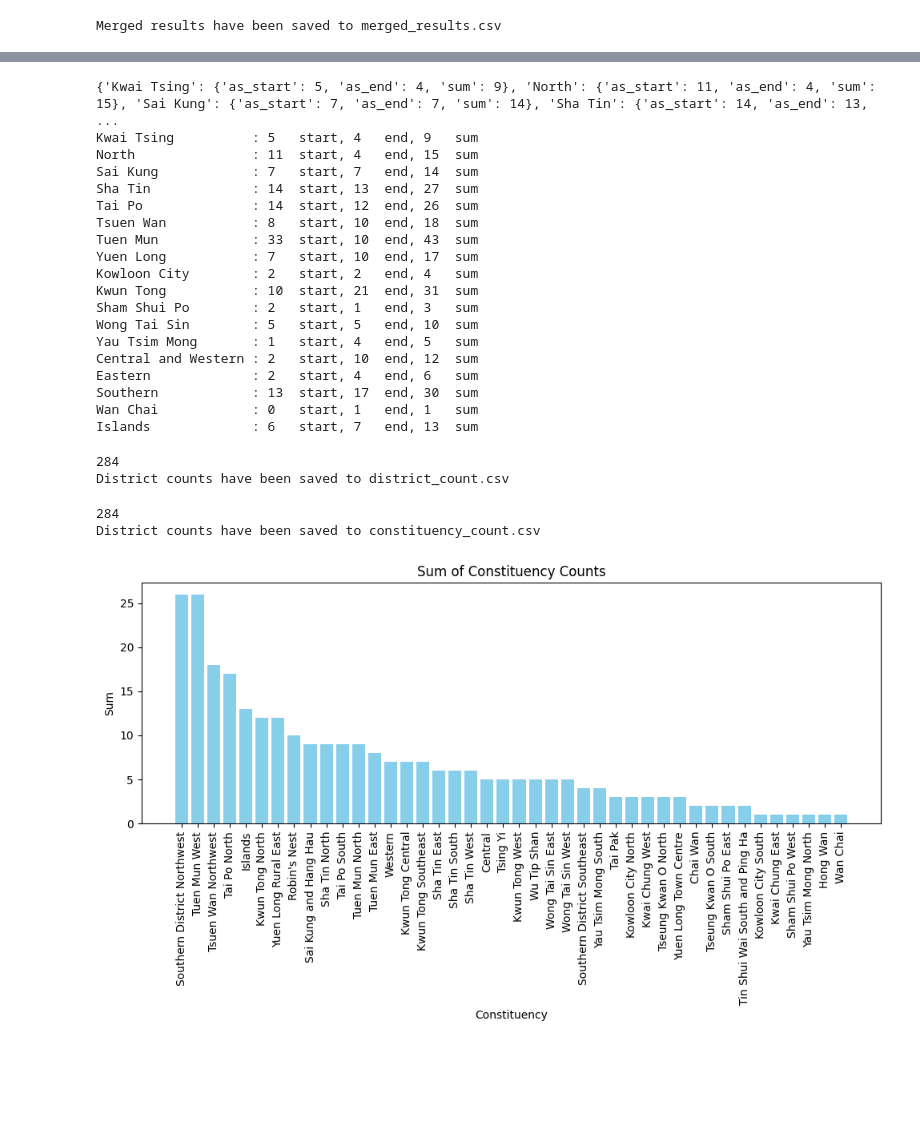
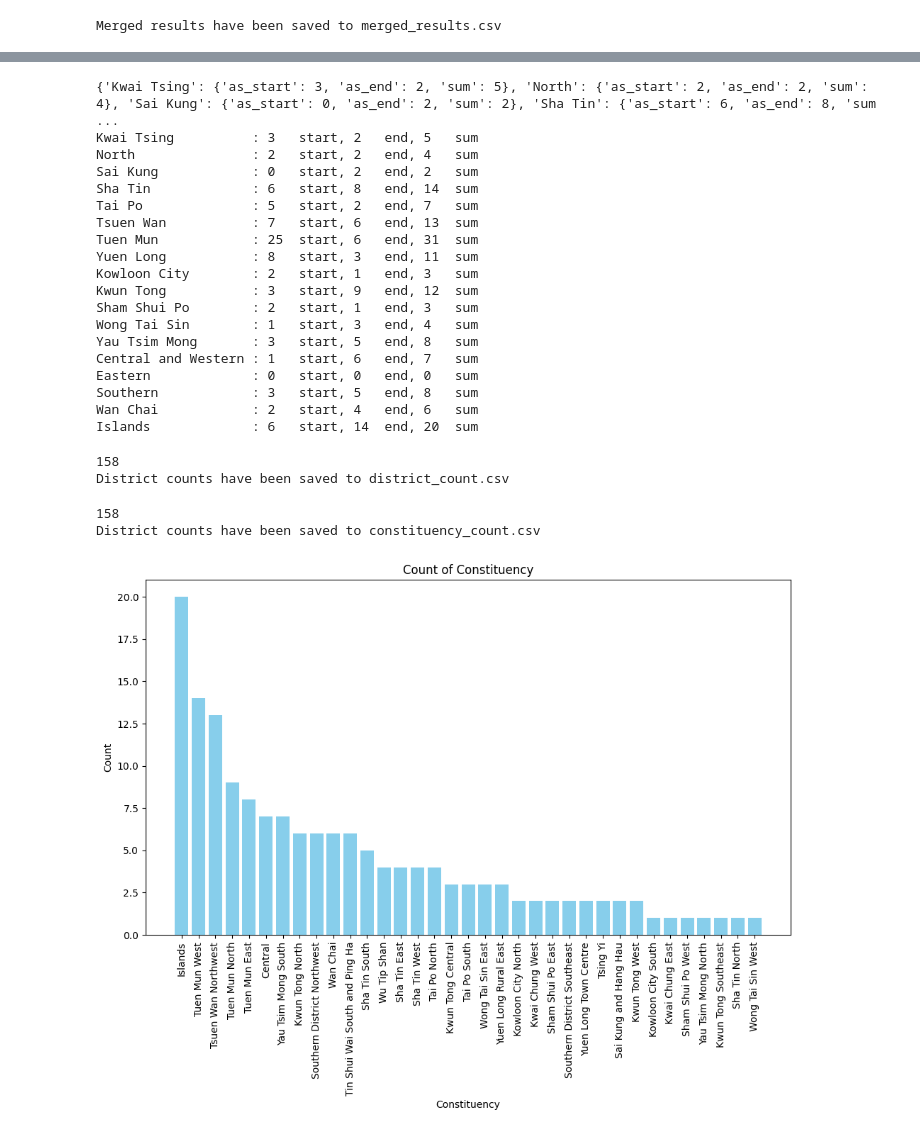
Before and after one commit to Ho-Lok/COMP3522, a Jupyter notebook: COMP3522_Final-main/5_Models/unreasonably_expensive.ipynb, the cells around one changed output, grey strips where cells are left out. Cells and saved outputs as stored; diff of their text form; code cells hidden in the pictures; blank space fills up the shorter version.

```diff
--- a/COMP3522_Final-main/5_Models/unreasonably_expensive.ipynb
+++ b/COMP3522_Final-main/5_Models/unreasonably_expensive.ipynb
@@ -9,11 +9,11 @@ unreasonable_set = pd.read_csv('unreasonableset.csv')
 
 # Load the two datasets
 expensive_df = pd.read_csv('expensiveset.csv')
-unreasonable_df = pd.read_csv('unreasonable.csv')
+unreasonable_df = pd.read_csv('unreasonableset.csv')
 
 # Perform an inner join on the specified columns
 merged_df = pd.merge(expensive_df, unreasonable_df,
-                     on=['Start Constituency', 'End Constituency'],
+                     on=['DISTRICT', 'NEXT DISTRICT'],
                      how='inner')
 
 # Save the merged result to a new CSV file
@@ -44,8 +44,8 @@ areas_to_districts = {
     "Islands": ['Islands']
 }
 
-start_count = Counter(merged_df["Start Constituency"])
-end_count = Counter(merged_df["End Constituency"])
+start_count = Counter(merged_df["DISTRICT"])
+end_count = Counter(merged_df["NEXT DISTRICT"])
 
 con_count = {}
 for con in list(start_count.keys()) + list(end_count.keys()):
@@ -97,25 +97,25 @@ print(district_count)
 for k, v in district_count.items():
     print(f"{k:<20}: {v['as_start']:<3} start, {v['as_end']:<3} end, {v['sum']:<3} sum")
 # %% [output]
-{'Kwai Tsing': {'as_start': 5, 'as_end': 4, 'sum': 9}, 'North': {'as_start': 11, 'as_end': 4, 'sum': 15}, 'Sai Kung': {'as_start': 7, 'as_end': 7, 'sum': 14}, 'Sha Tin': {'as_start': 14, 'as_end': 13, ...
-Kwai Tsing          : 5   start, 4   end, 9   sum
-North               : 11  start, 4   end, 15  sum
-Sai Kung            : 7   start, 7   end, 14  sum
-Sha Tin             : 14  start, 13  end, 27  sum
-Tai Po              : 14  start, 12  end, 26  sum
-Tsuen Wan           : 8   start, 10  end, 18  sum
-Tuen Mun            : 33  start, 10  end, 43  sum
-Yuen Long           : 7   start, 10  end, 17  sum
-Kowloon City        : 2   start, 2   end, 4   sum
-Kwun Tong           : 10  start, 21  end, 31  sum
+{'Kwai Tsing': {'as_start': 3, 'as_end': 2, 'sum': 5}, 'North': {'as_start': 2, 'as_end': 2, 'sum': 4}, 'Sai Kung': {'as_start': 0, 'as_end': 2, 'sum': 2}, 'Sha Tin': {'as_start': 6, 'as_end': 8, 'sum ...
+Kwai Tsing          : 3   start, 2   end, 5   sum
+North               : 2   start, 2   end, 4   sum
+Sai Kung            : 0   start, 2   end, 2   sum
+Sha Tin             : 6   start, 8   end, 14  sum
+Tai Po              : 5   start, 2   end, 7   sum
+Tsuen Wan           : 7   start, 6   end, 13  sum
+Tuen Mun            : 25  start, 6   end, 31  sum
+Yuen Long           : 8   start, 3   end, 11  sum
+Kowloon City        : 2   start, 1   end, 3   sum
+Kwun Tong           : 3   start, 9   end, 12  sum
 Sham Shui Po        : 2   start, 1   end, 3   sum
-Wong Tai Sin        : 5   start, 5   end, 10  sum
-Yau Tsim Mong       : 1   start, 4   end, 5   sum
-Central and Western : 2   start, 10  end, 12  sum
-Eastern             : 2   start, 4   end, 6   sum
-Southern            : 13  start, 17  end, 30  sum
-Wan Chai            : 0   start, 1   end, 1   sum
-Islands             : 6   start, 7   end, 13  sum
+Wong Tai Sin        : 1   start, 3   end, 4   sum
+Yau Tsim Mong       : 3   start, 5   end, 8   sum
+Central and Western : 1   start, 6   end, 7   sum
+Eastern             : 0   start, 0   end, 0   sum
+Southern            : 3   start, 5   end, 8   sum
+Wan Chai            : 2   start, 4   end, 6   sum
+Islands             : 6   start, 14  end, 20  sum
 # %%
 import csv
 
@@ -134,7 +134,7 @@ with open(output_file, mode='w', newline='') as file:
 print(s)
 print(f"District counts have been saved to {output_file}")
 # %% [output]
-284
+158
 District counts have been saved to district_count.csv
 # %%
 import csv
@@ -154,26 +154,26 @@ with open(output_file, mode='w', newline='') as file:
 print(s)
 print(f"District counts have been saved to {output_file}")
 # %% [output]
-284
+158
 District counts have been saved to constituency_count.csv
 # %%
 import matplotlib.pyplot as plt
 
 # Sort con_count by the 'sum' value in descending order
 sorted_con_count = sorted(con_count.items(), key=lambda x: x[1]['sum'], reverse=True)
 
 # Extract the constituency names and their corresponding sums
 constituencies = [item[0] for item in sorted_con_count]
 sums = [item[1]['sum'] for item in sorted_con_count]
 
 # Create a bar chart
 plt.figure(figsize=(10, 8))
 plt.bar(constituencies, sums, color='skyblue')
 plt.xlabel('Constituency')
-plt.ylabel('Sum')
-plt.title('Sum of Constituency Counts')
+plt.ylabel('Count')
+plt.title('Count of Constituency')
 plt.xticks(rotation=90)
 plt.tight_layout()
 plt.show()
 # %% [output]
-[figure, old version]
+[figure, new version]
```
Also changed, not shown: parts of 1 cell of this notebook, 2 other files.
